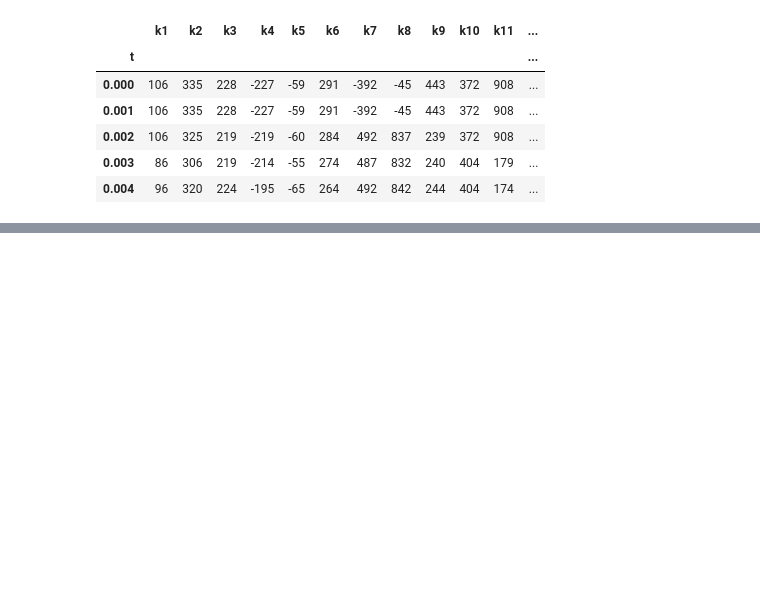
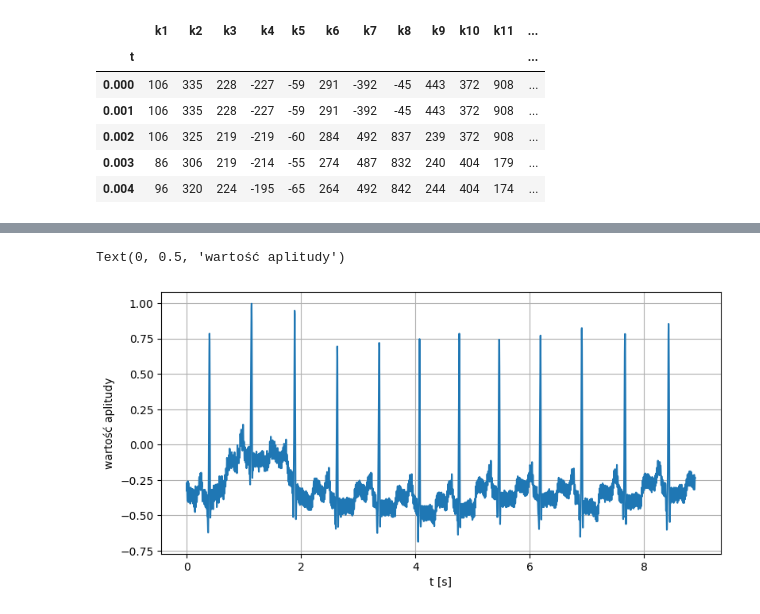
Before and after one commit to Mimblaa/CPSIO-lab, a Jupyter notebook: cw1.ipynb, the cells around one changed output, grey strips where cells are left out. Cells and saved outputs as stored; diff of their text form; code cells hidden in the pictures; blank space fills up the shorter version.

```diff
--- a/cw1.ipynb
+++ b/cw1.ipynb
@@ -40,0 +93,5 @@ ekg1.head()
+# %%
+ekg_noise = pd.read_csv('ekg_noise.txt', names = ['t', 'amplituda'], sep = '\s+', index_col = 0)
+fs_ekg_noise = 360 # częstotliwość
+t_ekg_noise = (ekg_noise.shape[0] - 1) / fs_ekg_noise # czas
+ekg_noise.head()
@@ -40,0 +106,12 @@ ekg1.head()
+# %%
+plt.figure(figsize=(20,30))
+
+
+plt.subplot(6, 2, i)  #dodanie osi
+plt.plot(ekg_noise)
+plt.grid(axis='both') # dodanie siatki
+plt.xlabel('t [s]')
+plt.ylabel('wartość aplitudy')
+# %% [output]
+Text(0, 0.5, 'wartość aplitudy')
+[figure, added]
```
Also changed, not shown: parts of 31 cells of this notebook, 1 other file.
